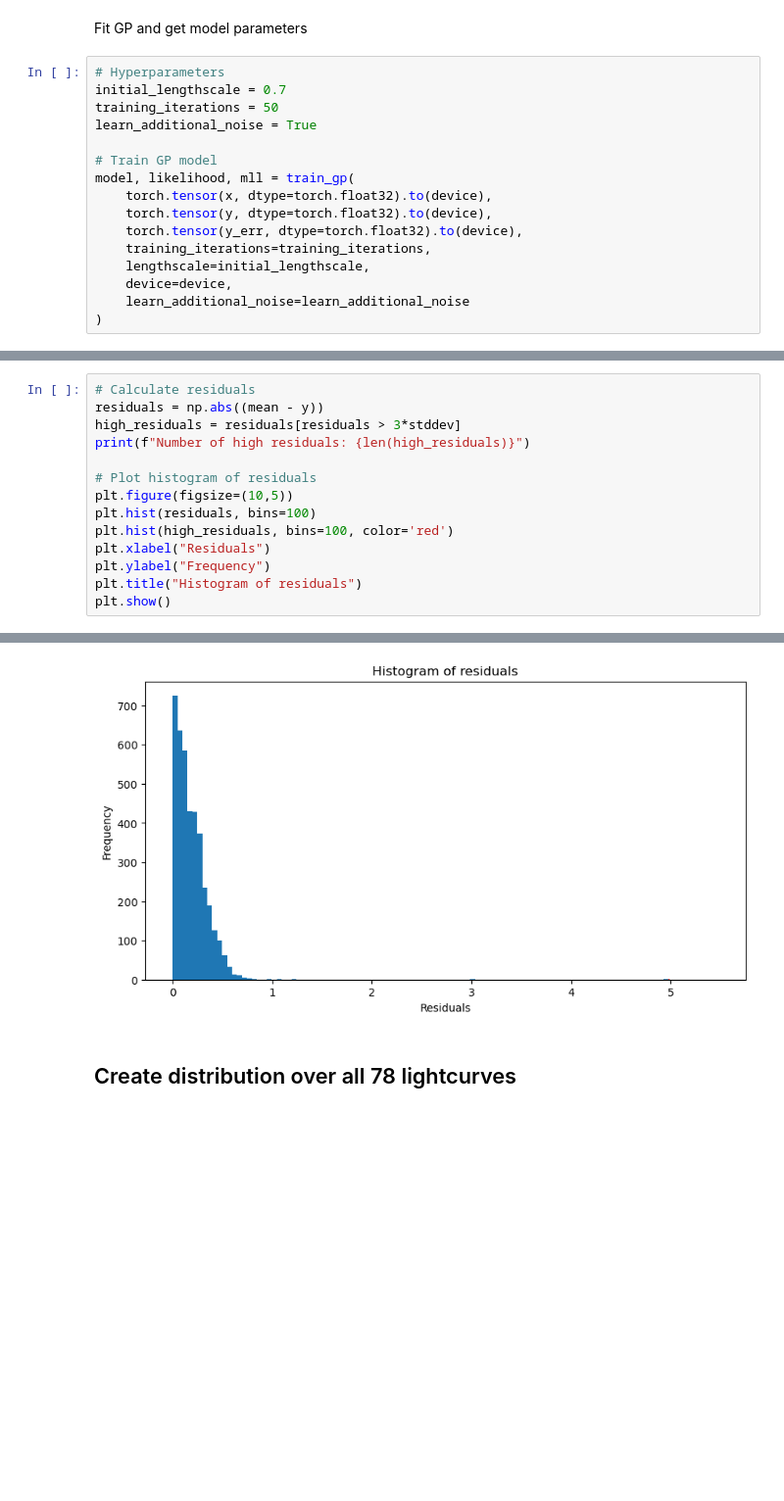
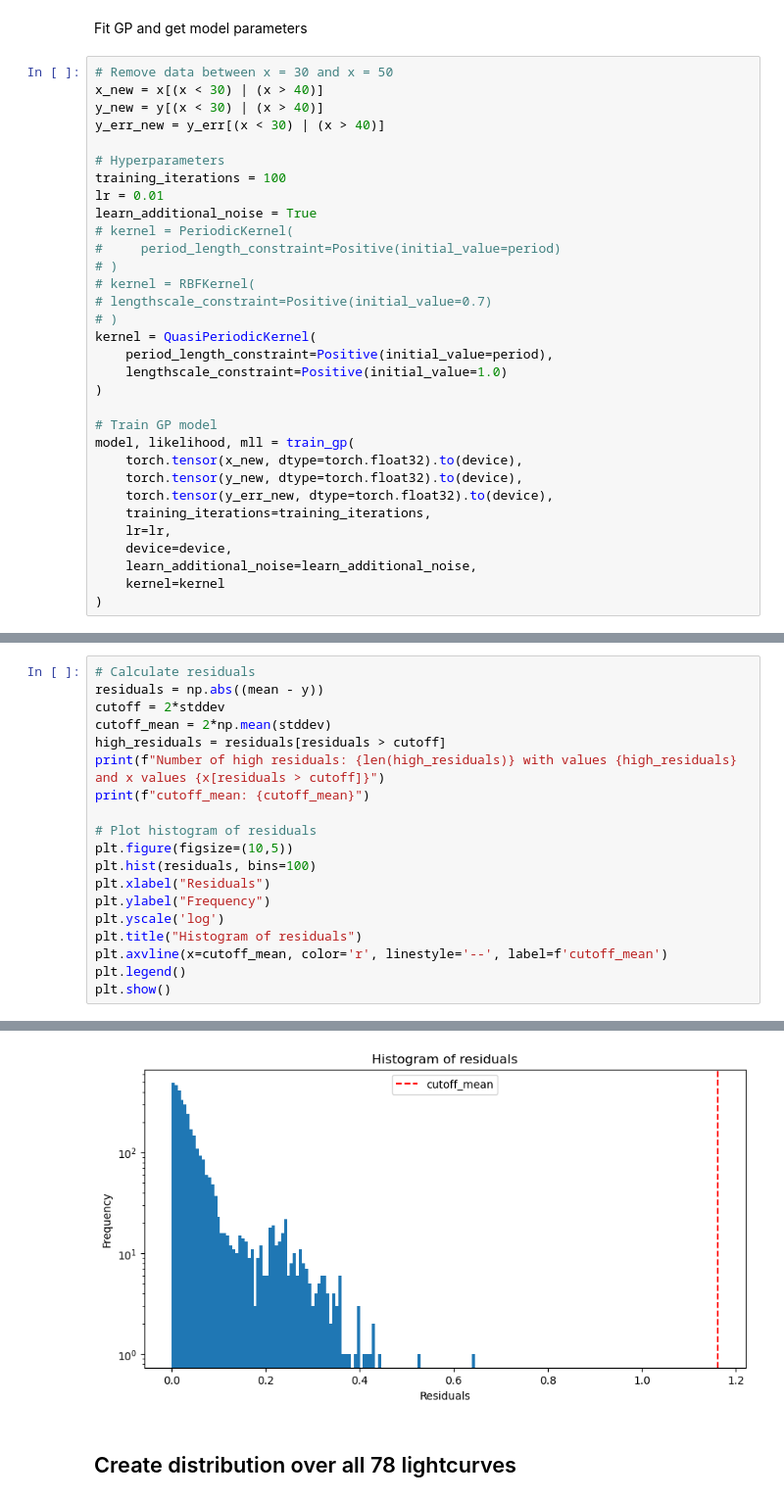
Before and after one commit to linneawolniewicz/dipper-detection, a Jupyter notebook: notebooks/data_notebooks/generate_synthetic_lc.ipynb, the cells around one changed output, grey strips where cells are left out. Shown at 98% size. Saved outputs shown, nothing was run; the diff lists cells and outputs as text; blank space fills up the shorter version.

```diff
--- a/notebooks/data_notebooks/generate_synthetic_lc.ipynb
+++ b/notebooks/data_notebooks/generate_synthetic_lc.ipynb
@@ -56,18 +171,34 @@ No artists with labels found to put in legend.  Note that artists whose label st
 # %% [markdown]
 Fit GP and get model parameters
 # %%
+# Remove data between x = 30 and x = 50
+x_new = x[(x < 30) | (x > 40)]
+y_new = y[(x < 30) | (x > 40)]
+y_err_new = y_err[(x < 30) | (x > 40)]
+
 # Hyperparameters
-initial_lengthscale = 0.7
-training_iterations = 50
+training_iterations = 100
+lr = 0.01
 learn_additional_noise = True
+# kernel = PeriodicKernel(
+#     period_length_constraint=Positive(initial_value=period)
+# )
+# kernel = RBFKernel(
+# lengthscale_constraint=Positive(initial_value=0.7)
+# )
+kernel = QuasiPeriodicKernel(
+    period_length_constraint=Positive(initial_value=period),
+    lengthscale_constraint=Positive(initial_value=1.0)
+)
 
 # Train GP model
 model, likelihood, mll = train_gp(
-    torch.tensor(x, dtype=torch.float32).to(device),
-    torch.tensor(y, dtype=torch.float32).to(device),
-    torch.tensor(y_err, dtype=torch.float32).to(device),
+    torch.tensor(x_new, dtype=torch.float32).to(device),
+    torch.tensor(y_new, dtype=torch.float32).to(device),
+    torch.tensor(y_err_new, dtype=torch.float32).to(device),
     training_iterations=training_iterations,
-    lengthscale=initial_lengthscale,
+    lr=lr,
     device=device,
-    learn_additional_noise=learn_additional_noise
+    learn_additional_noise=learn_additional_noise,
+    kernel=kernel
 )
@@ -130,15 +325,20 @@ plt.show()
 # %%
 # Calculate residuals
 residuals = np.abs((mean - y))
-high_residuals = residuals[residuals > 3*stddev]
-print(f"Number of high residuals: {len(high_residuals)}")
+cutoff = 2*stddev
+cutoff_mean = 2*np.mean(stddev)
+high_residuals = residuals[residuals > cutoff]
+print(f"Number of high residuals: {len(high_residuals)} with values {high_residuals} and x values {x[residuals > cutoff]}")
+print(f"cutoff_mean: {cutoff_mean}")
 
 # Plot histogram of residuals
 plt.figure(figsize=(10,5))
 plt.hist(residuals, bins=100)
-plt.hist(high_residuals, bins=100, color='red')
 plt.xlabel("Residuals")
 plt.ylabel("Frequency")
+plt.yscale('log')
 plt.title("Histogram of residuals")
+plt.axvline(x=cutoff_mean, color='r', linestyle='--', label=f'cutoff_mean')
+plt.legend()
 plt.show()
 # %% [output]
@@ -146,3 +347,3 @@ Number of high residuals: 1
-[figure, old version]
+[figure, new version]
 # %% [markdown]
 ## Create distribution over all 78 lightcurves
```
Also changed, not shown: parts of 21 cells of this notebook, 3 other files.
